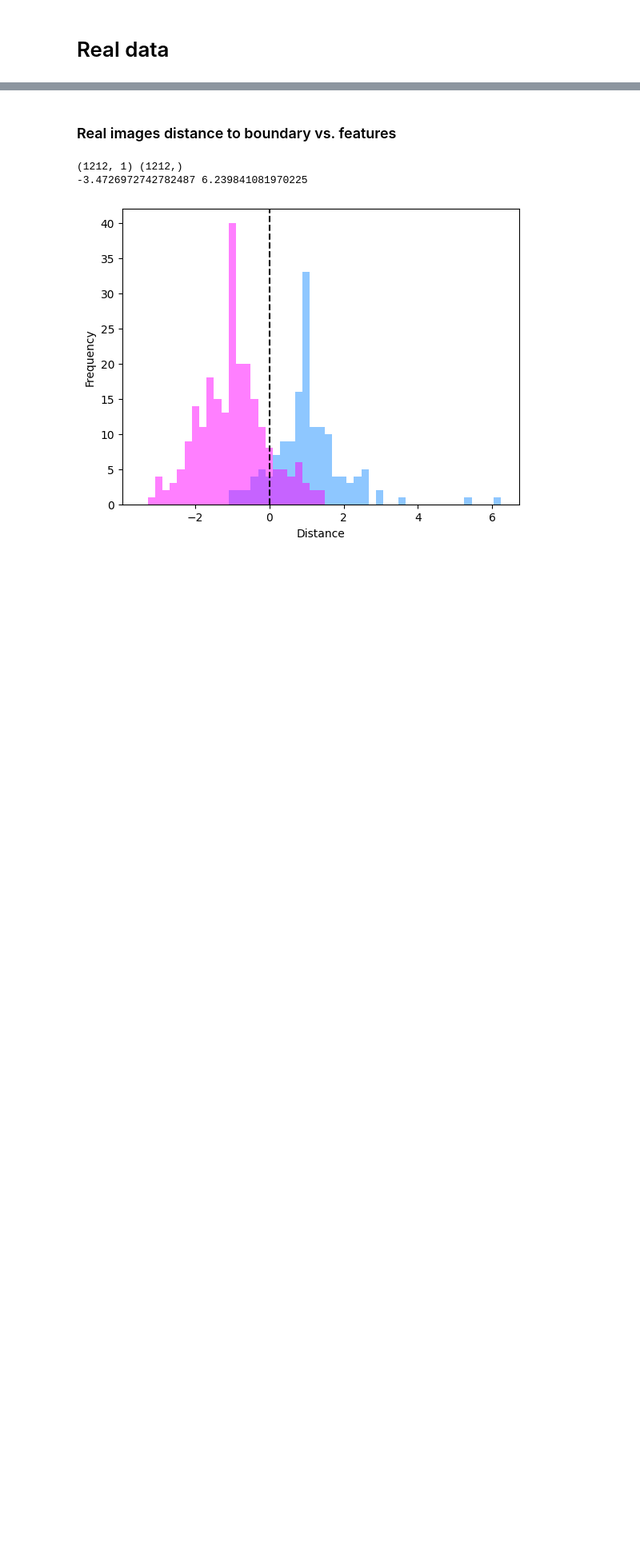
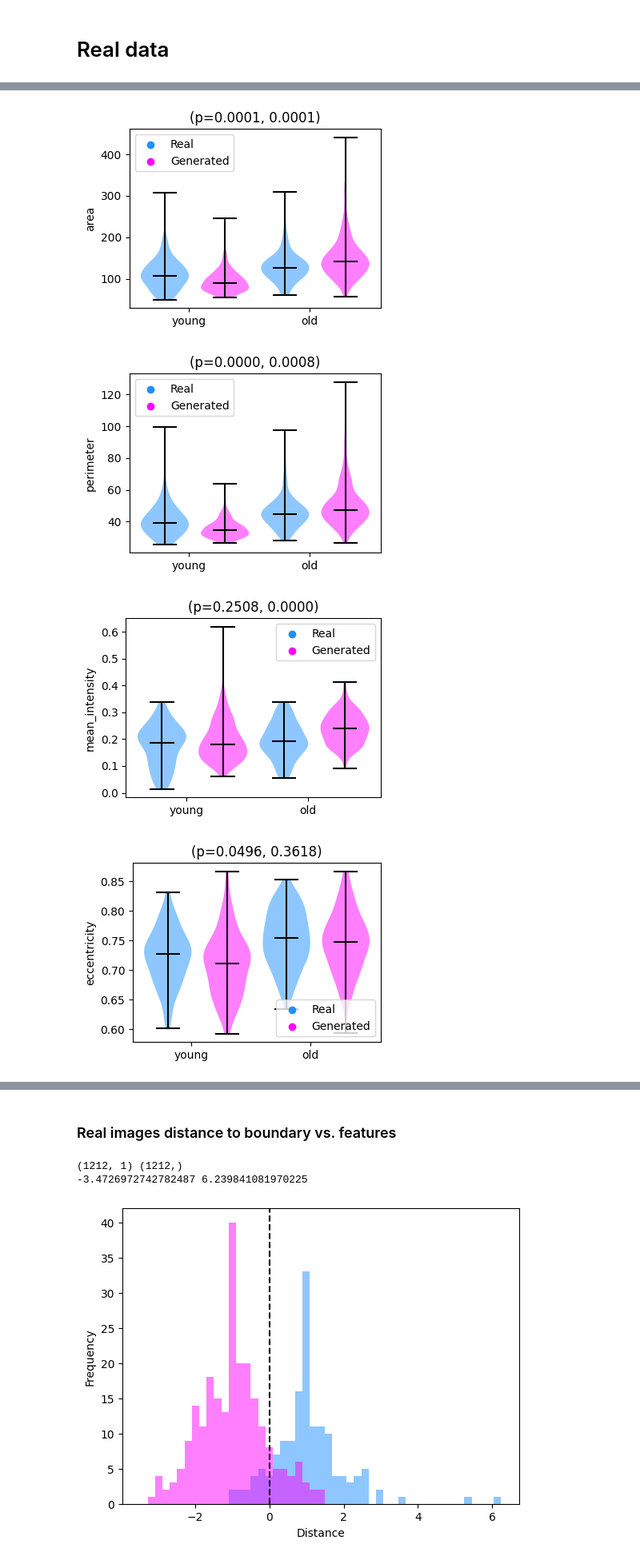
Before and after one commit to FLClab/STED-FM, a Jupyter notebook: experiments/diffusion-experiments/notebooks/synaptic_development.ipynb, the cells around one changed output, grey strips where cells are left out. Shown at 80% size. Saved outputs shown, nothing was run; the diff lists cells and outputs as text; code cells hidden in the pictures; blank space fills up the shorter version.

```diff
--- a/experiments/diffusion-experiments/notebooks/synaptic_development.ipynb
+++ b/experiments/diffusion-experiments/notebooks/synaptic_development.ipynb
@@ -325,0 +426,68 @@ print(test_real_features.shape, test_real_labels.shape)
+# %%
+from scipy.stats import mannwhitneyu, ttest_ind, wilcoxon
+
+def feature_violins(real_features: np.ndarray, real_labels: np.ndarray, generated_features: np.ndarray, feature_names: list[str]):
+    div12_features = real_features[real_labels == 0]
+    div25_features = real_features[real_labels == 4]
+    generated_young = generated_features[:, [0, 1, 2], :]
+    generated_old = generated_features[:, [3, 4, 5], :]
+
+    generated_young = np.concatenate(generated_young, axis=0)
+    generated_old = np.concatenate(generated_old, axis=0)
+
+    for feature_idx, feature_name in enumerate(feature_names):
+        div12_feat = div12_features[:, feature_idx]
+        div25_feat = div25_features[:, feature_idx]
+        generated_young_feat = generated_young[:, feature_idx]
+        generated_old_feat = generated_old[:, feature_idx]
+
+        young_pval = mannwhitneyu(div12_feat, generated_young_feat).pvalue
+        old_pval = mannwhitneyu(div25_feat, generated_old_feat).pvalue
+
+        real_violin_data = [div12_feat, div25_feat]
+        generated_violin_data = [generated_young_feat, generated_old_feat]
+        x1 = np.arange(len(real_violin_data))
+        x2 = [item + 0.5 for item in x1]
+
+        fig = plt.figure(figsize=(4,3))
+        ax = fig.add_subplot(111)
+        real_violins = ax.violinplot(real_violin_data, positions=x1, showmedians=True, widths=[0.4, 0.4])
+        generated_violins = ax.violinplot(generated_violin_data, positions=x2, showmedians=True, widths=[0.4, 0.4])
+
+        for body in real_violins['bodies']:
+            body.set_facecolor('dodgerblue')
+            body.set_alpha(0.5)
+        for body in generated_violins['bodies']:
+            body.set_facecolor('fuchsia')
+            body.set_alpha(0.5)
+
+        for collection in (
+            real_violins['cmins'], real_violins['cmaxes'], real_violins['cbars'], real_violins['cmedians'],
+            generated_violins['cmins'], generated_violins['cmaxes'], generated_violins['cbars'], generated_violins['cmedians']
+        ):
+            collection.set_color("black")
+
+        x = np.arange(len(real_violin_data))
+        x = [item + 0.2 for item in x]
+        ax.set_xticks(x)
+        ax.set_xticklabels(["young", "old"])
+        ax.set_title(f"(p={young_pval:.4f}, {old_pval:.4f})")
+        ax.set_ylabel(feature_name)
+        custom_legend = [plt.scatter([], [], c="dodgerblue", label="Real"), plt.scatter([], [], c="fuchsia", label="Generated")]
+        ax.legend(handles=custom_legend)
+        plt.tight_layout()
+        plt.show()
+        plt.close(fig)
+
+
+feature_violins(
+    real_features=valid_real_features,
+    real_labels=valid_real_labels,
+    generated_features=all_trajectory_features,
+    feature_names=["area", "perimeter", "mean_intensity", "eccentricity", "solidity", "density",  "num_peaks"]
+)
+# %% [output]
+[figure, added]
+[figure, added]
+[figure, added]
+[figure, added]
```
Also changed, not shown: parts of 16 cells of this notebook, 1 other file.
